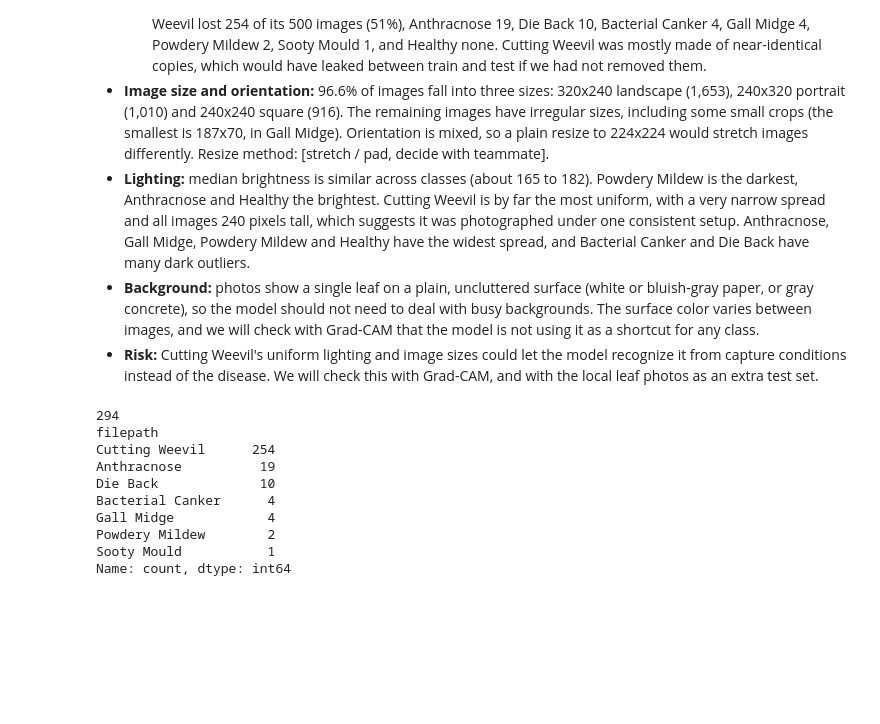
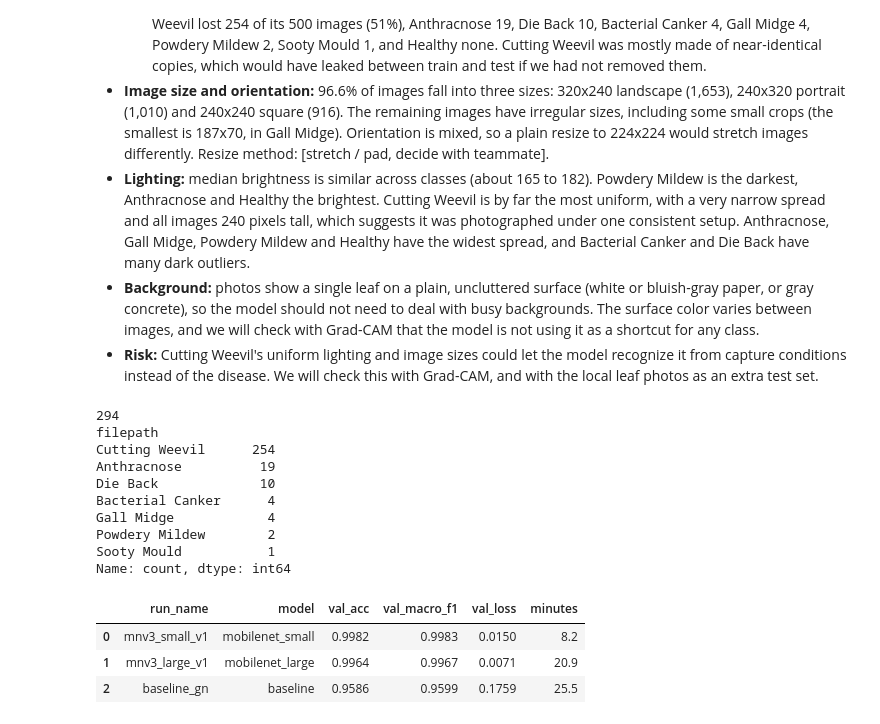
Before and after one commit to achctonin/leaflens, a Jupyter notebook: notebooks/01_eda.ipynb, the cells around one changed output. Saved outputs shown, nothing was run; the diff lists cells and outputs as text; code cells hidden in the pictures; blank space fills up the shorter version.

Commit message:
Add EDA findings and results table to notebook

```diff
--- a/notebooks/01_eda.ipynb
+++ b/notebooks/01_eda.ipynb
@@ -132,3 +132,17 @@ Gall Midge            4
 Powdery Mildew        2
 Sooty Mould           1
 Name: count, dtype: int64
+# %%
+import pandas as pd
+from pathlib import Path
+
+p = Path("outputs/runs.csv")
+if not p.exists():
+    p = Path("../outputs/runs.csv")
+runs = pd.read_csv(p)
+runs[["run_name", "model", "val_acc", "val_macro_f1", "val_loss", "minutes"]]
+# %% [output]
+|  | run_name | model | val_acc | val_macro_f1 | val_loss | minutes |
+| 0 | mnv3_small_v1 | mobilenet_small | 0.9982 | 0.9983 | 0.0150 | 8.2 |
+| 1 | mnv3_large_v1 | mobilenet_large | 0.9964 | 0.9967 | 0.0071 | 20.9 |
+| 2 | baseline_gn | baseline | 0.9586 | 0.9599 | 0.1759 | 25.5 |
```
